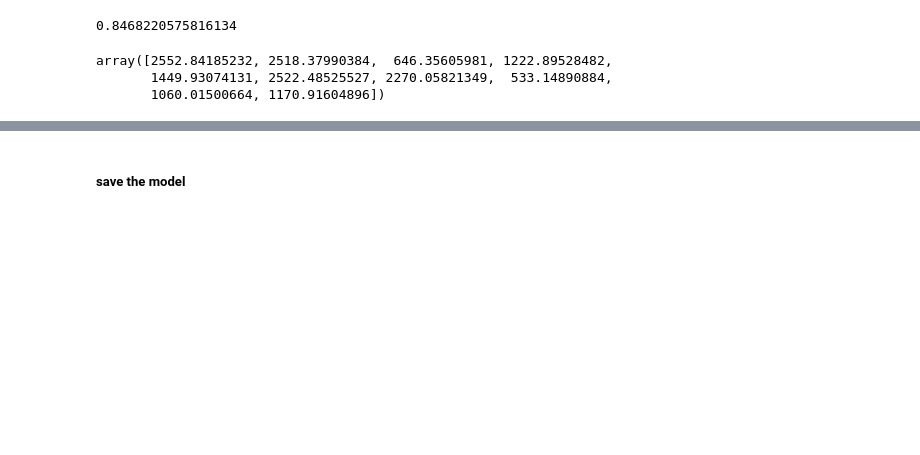
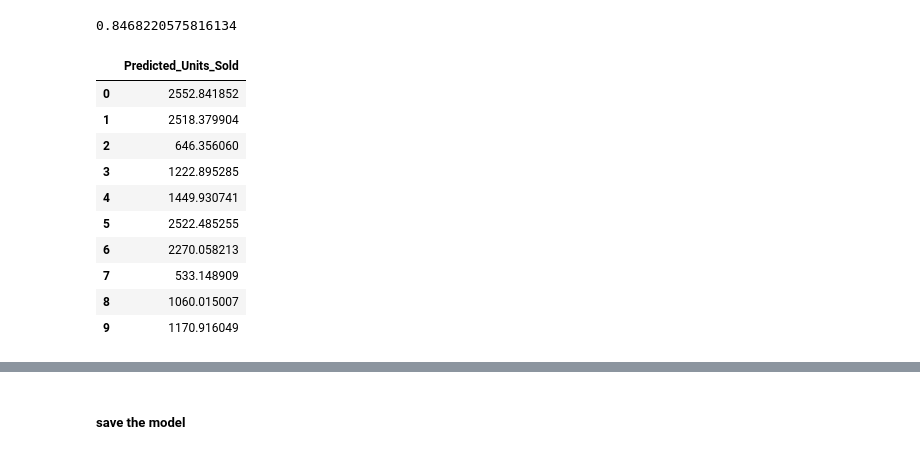
Before and after one commit to edwinaabam/FrostUK, a Jupyter notebook: model/model.ipynb, the cells around one changed output, grey strips where cells are left out. Saved outputs shown, nothing was run; the diff lists cells and outputs as text; code cells hidden in the pictures; blank space fills up the shorter version.

```diff
--- a/model/model.ipynb
+++ b/model/model.ipynb
@@ -155,11 +196,23 @@ base_model.score(X_test_scaled, y_test)
 0.8468220575816134
 # %%
 base_model_pred = base_model.predict(X_test_scaled)
-base_model_pred[:10]
+
+base_model_pred_df = pd.DataFrame(base_model_pred, columns=["Predicted_Units_Sold"])
+base_model_pred_df.head()
+
+base_model_pred_df[:10]
 # %% [output]
-array([2552.84185232, 2518.37990384,  646.35605981, 1222.89528482,
-       1449.93074131, 2522.48525527, 2270.05821349,  533.14890884,
-       1060.01500664, 1170.91604896])
+|  | Predicted_Units_Sold |
+| 0 | 2552.841852 |
+| 1 | 2518.379904 |
+| 2 | 646.356060 |
+| 3 | 1222.895285 |
+| 4 | 1449.930741 |
+| 5 | 2522.485255 |
+| 6 | 2270.058213 |
+| 7 | 533.148909 |
+| 8 | 1060.015007 |
+| 9 | 1170.916049 |
 # %%
 y_test[:10]
 # %% [output]
```
Also changed, not shown: parts of 7 cells of this notebook, 5 other files.
